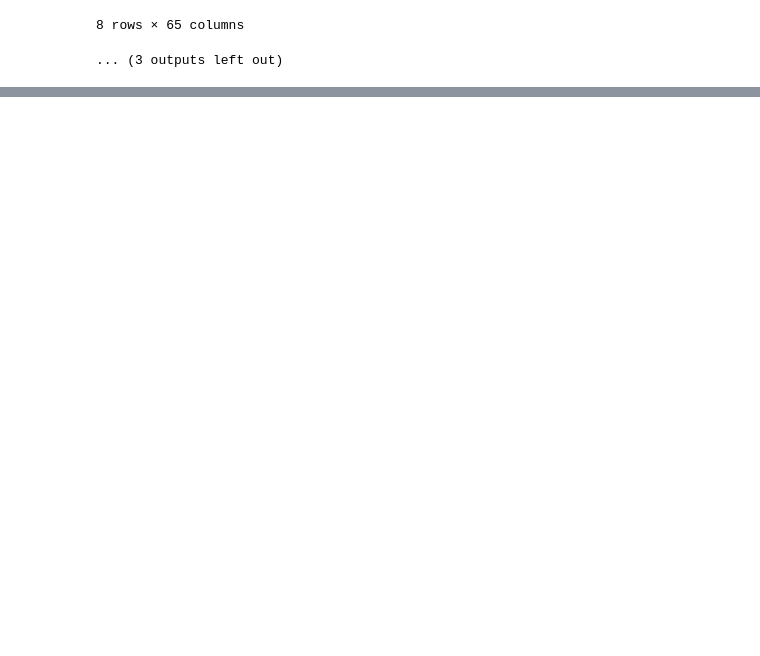
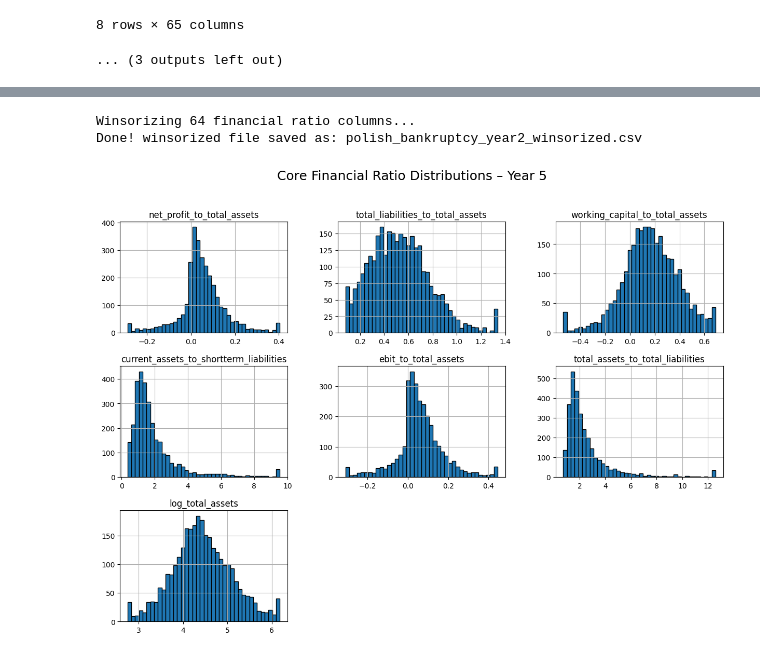
Before and after one commit to Vincent2308/Corporate-Bankruptcy, a Jupyter notebook: notebooks/week1/polish_eda.ipynb, the cells around one changed output, grey strips where cells are left out. Cells and saved outputs as stored; diff of their text form; code cells hidden in the pictures; blank space fills up the shorter version.

```diff
--- a/notebooks/week1/polish_eda.ipynb
+++ b/notebooks/week1/polish_eda.ipynb
@@ -399,0 +431,23 @@ import seaborn as sns
+# %%
+# Load the correct file
+df1 = pd.read_csv("polish_bankruptcy_year1.csv")
+
+# Select ratio columns (everything except id + bankrupt)
+ratio_cols = [c for c in df1.columns if c not in ["id", "bankrupt"]]
+
+print("Winsorizing", len(ratio_cols), "financial ratio columns...")
+
+# Compute clipping bounds (1st and 99th percentiles)
+lower = df1[ratio_cols].quantile(0.01)
+upper = df1[ratio_cols].quantile(0.99)
+
+# Apply clipping
+df1[ratio_cols] = df1[ratio_cols].clip(lower, upper, axis=1)
+
+# Save cleaned dataset
+df1.to_csv("polish_bankruptcy_year1_winsorized.csv", index=False)
+
+print("Done! winsorized file saved as: polish_bankruptcy_year2_winsorized.csv")
+# %% [output]
+Winsorizing 64 financial ratio columns...
+Done! winsorized file saved as: polish_bankruptcy_year2_winsorized.csv
@@ -399,0 +459,18 @@ import seaborn as sns
+# %%
+df5 = pd.read_csv("polish_bankruptcy_year5_winsorized.csv")  # load your file
+
+core_features = [
+    "net_profit_to_total_assets",
+    "total_liabilities_to_total_assets",
+    "working_capital_to_total_assets",
+    "current_assets_to_shortterm_liabilities",
+    "ebit_to_total_assets",
+    "total_assets_to_total_liabilities",
+    "log_total_assets"
+]
+
+df5[core_features].hist(bins=40, figsize=(15,10), edgecolor='black')
+plt.suptitle("Core Financial Ratio Distributions – Year 5", fontsize=18)
+plt.show()
+# %% [output]
+[figure, added]
```
Also changed, not shown: parts of 20 cells of this notebook.
